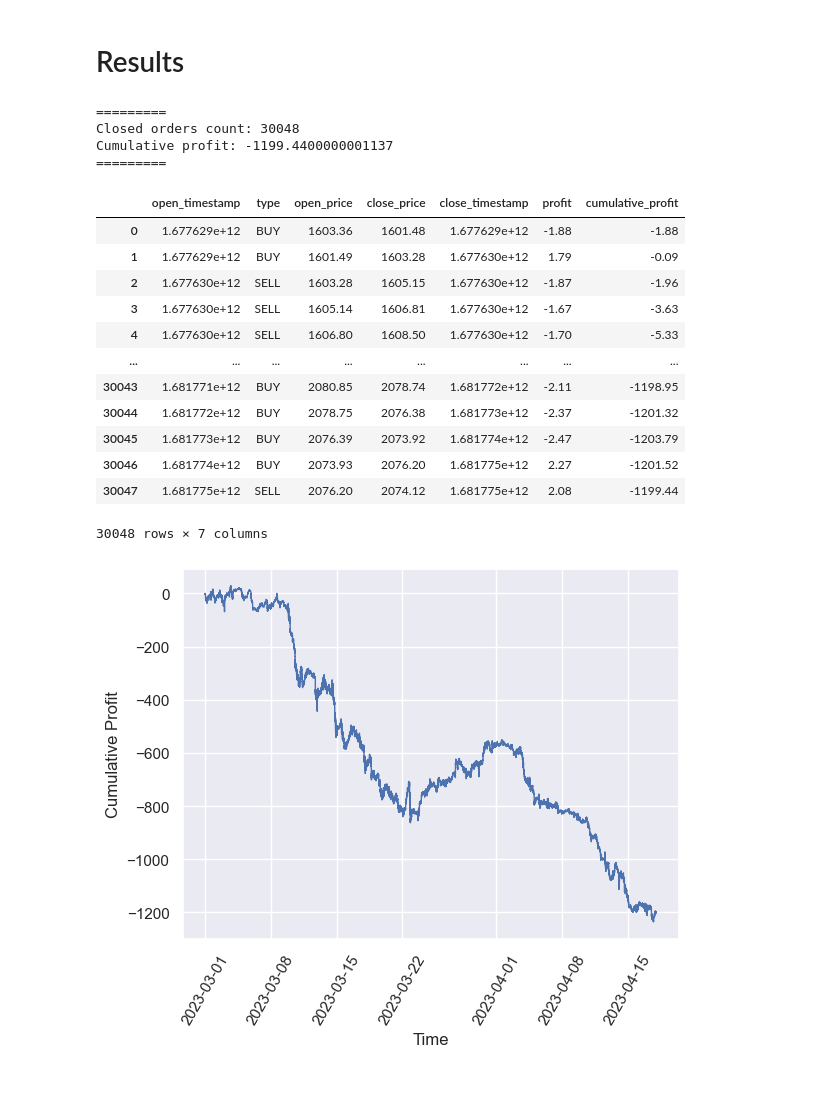
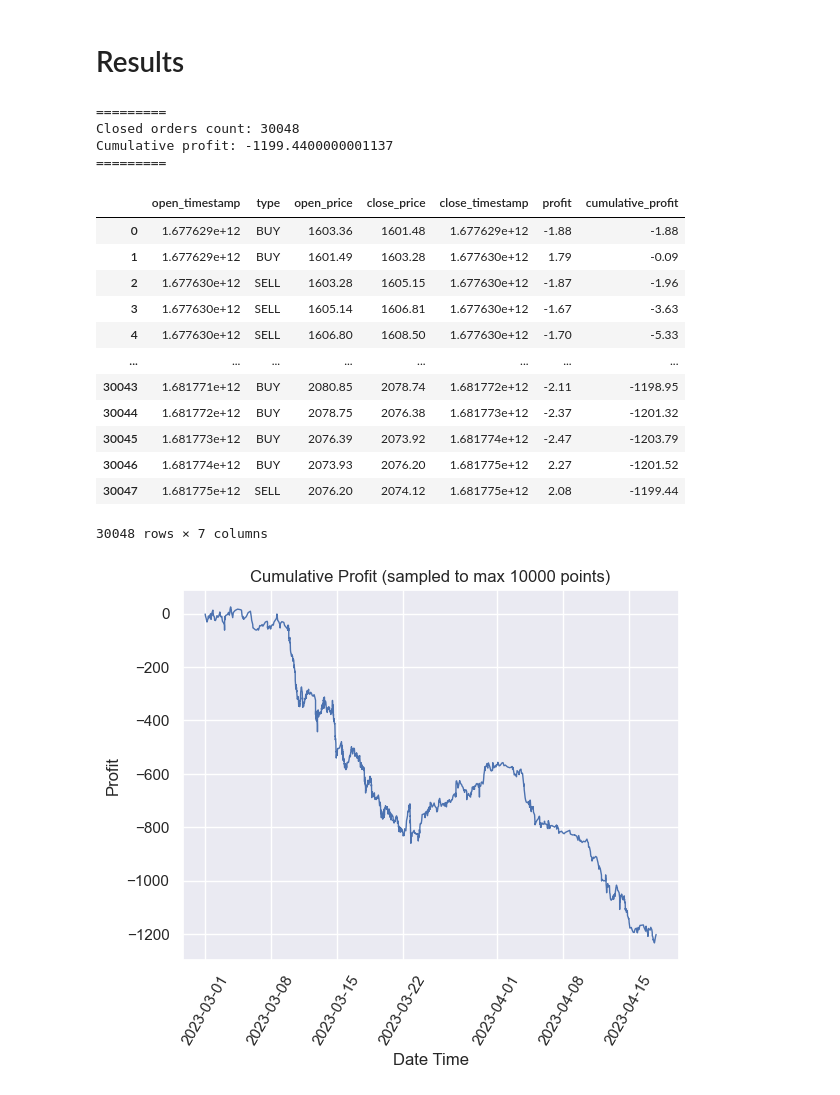
Before and after one commit to yoda31217/to-the-moon, a Jupyter notebook: ttm-analytics/src/analytics/analytics_2.ipynb, the cells around one changed output. Saved outputs shown, nothing was run; the diff lists cells and outputs as text; code cells hidden in the pictures.

Commit message:
analytics 2 charts improved

```diff
--- a/ttm-analytics/src/analytics/analytics_2.ipynb
+++ b/ttm-analytics/src/analytics/analytics_2.ipynb
@@ -68,32 +68,33 @@ print(f"=========")
 print(f"Closed orders count: {len(trade_simulator.closed_orders)}")
 print(f"Cumulative profit: {trade_simulator.get_cumulative_profit()}")
 print(f"=========")
 
 profits = trade_simulator.get_profits()
-draw_line_chart(profits.open_timestamp, profits.cumulative_profit, name='Cumulative Profit')
+draw_line_chart(profits, 'open_timestamp', 'cumulative_profit', 'Profit', 'Cumulative Profit')
+
 
 # =========
 # Closed orders count: 30048
 # Cumulative profit: -1199.4400000001137
 # =========
 
 profits
 # %% [output]
 =========
 Closed orders count: 30048
 Cumulative profit: -1199.4400000001137
 =========
 |  | open_timestamp | type | open_price | close_price | close_timestamp | profit | cumulative_profit |
 | 0 | 1.677629e+12 | BUY | 1603.36 | 1601.48 | 1.677629e+12 | -1.88 | -1.88 |
 | 1 | 1.677629e+12 | BUY | 1601.49 | 1603.28 | 1.677630e+12 | 1.79 | -0.09 |
 | 2 | 1.677630e+12 | SELL | 1603.28 | 1605.15 | 1.677630e+12 | -1.87 | -1.96 |
 | 3 | 1.677630e+12 | SELL | 1605.14 | 1606.81 | 1.677630e+12 | -1.67 | -3.63 |
 | 4 | 1.677630e+12 | SELL | 1606.80 | 1608.50 | 1.677630e+12 | -1.70 | -5.33 |
 | ... | ... | ... | ... | ... | ... | ... | ... |
 | 30043 | 1.681771e+12 | BUY | 2080.85 | 2078.74 | 1.681772e+12 | -2.11 | -1198.95 |
 | 30044 | 1.681772e+12 | BUY | 2078.75 | 2076.38 | 1.681773e+12 | -2.37 | -1201.32 |
 | 30045 | 1.681773e+12 | BUY | 2076.39 | 2073.92 | 1.681774e+12 | -2.47 | -1203.79 |
 | 30046 | 1.681774e+12 | BUY | 2073.93 | 2076.20 | 1.681775e+12 | 2.27 | -1201.52 |
 | 30047 | 1.681775e+12 | SELL | 2076.20 | 2074.12 | 1.681775e+12 | 2.08 | -1199.44 |
 30048 rows × 7 columns
-[figure, old version]
+[figure, new version]
```
Also changed, not shown: parts of 2 cells of this notebook.
